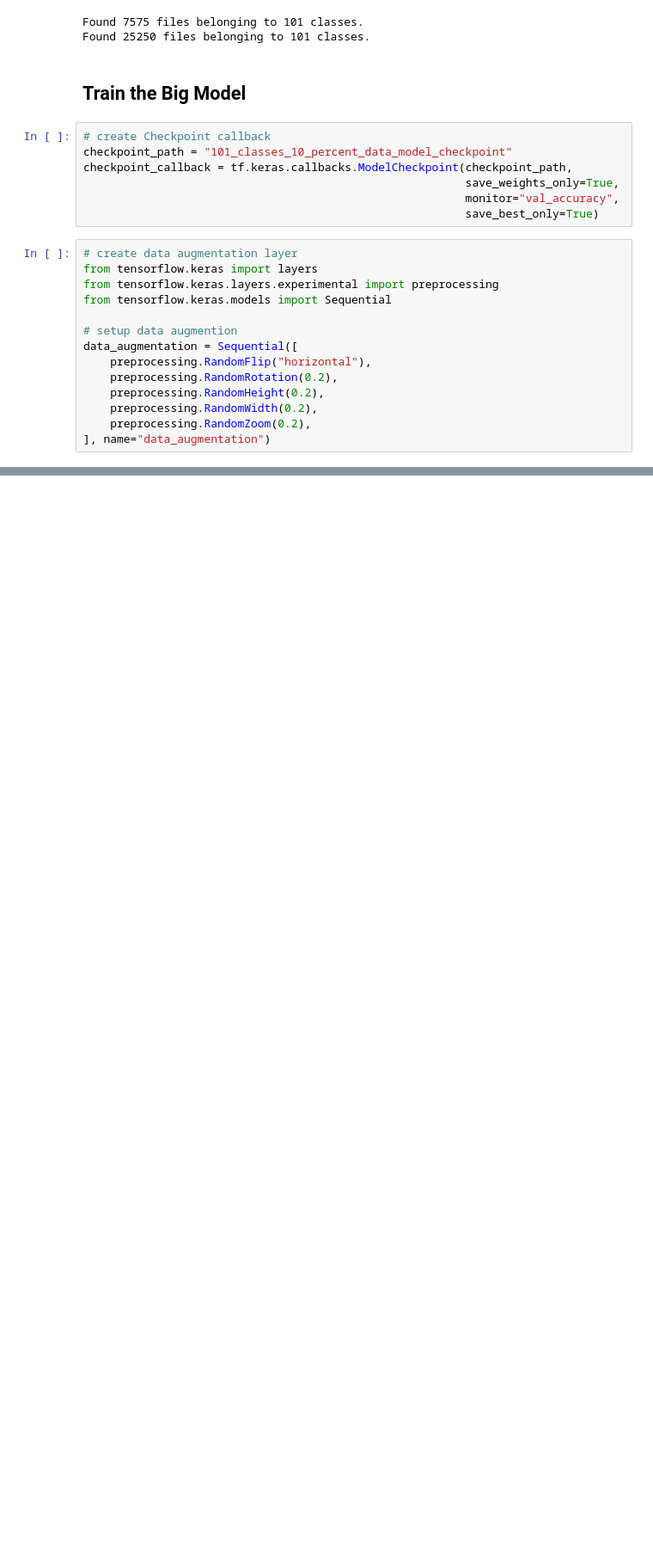
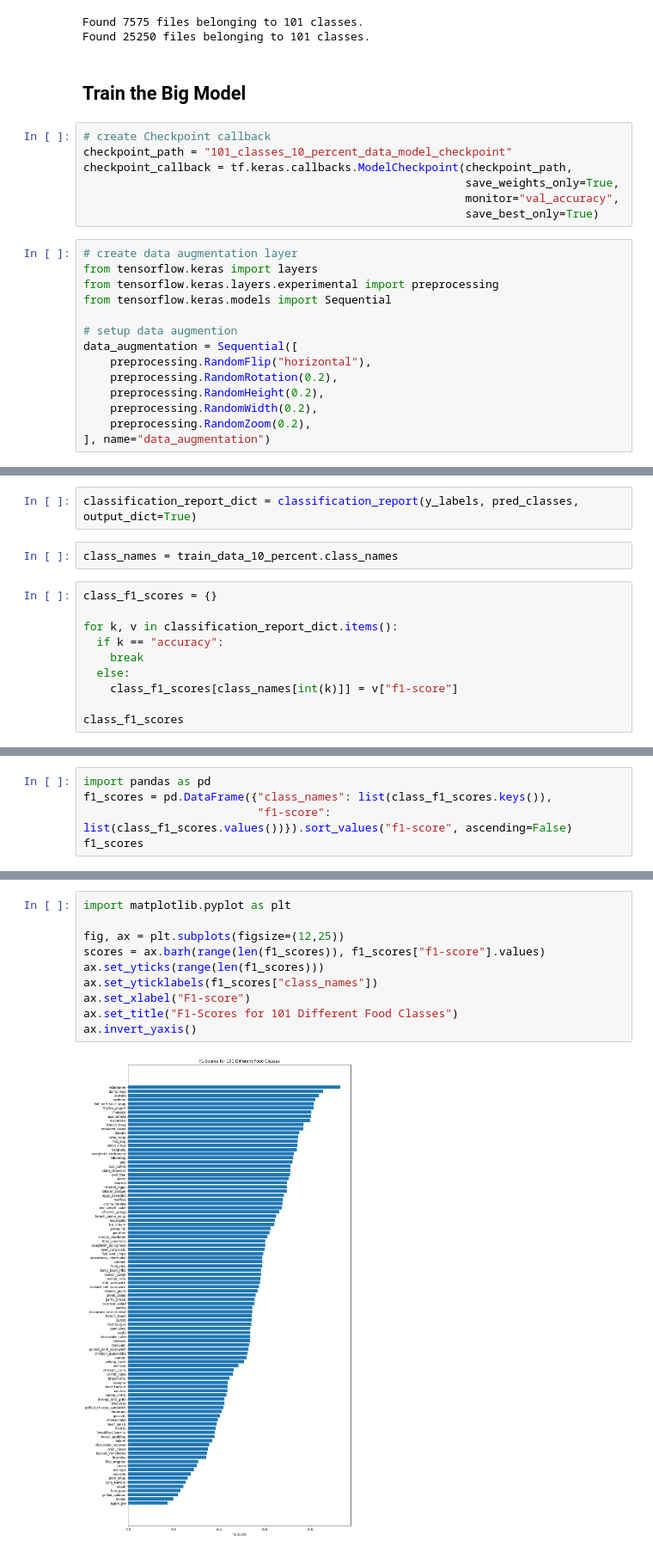
Before and after one commit to timonpalm/TFCourse, a Jupyter notebook: 06_transfer_learning_part_3.ipynb, the cells around one changed output, grey strips where cells are left out. Shown at 86% size. Cells and saved outputs as stored; diff of their text form; blank space fills up the shorter version.

```diff
--- a/06_transfer_learning_part_3.ipynb
+++ b/06_transfer_learning_part_3.ipynb
@@ -147,0 +177,14 @@ Epoch 5/5
+# %%
+classification_report_dict = classification_report(y_labels, pred_classes, output_dict=True)
+# %%
+class_names = train_data_10_percent.class_names
+# %%
+class_f1_scores = {}
+
+for k, v in classification_report_dict.items():
+  if k == "accuracy":
+    break
+  else:
+    class_f1_scores[class_names[int(k)]] = v["f1-score"]
+
+class_f1_scores
@@ -147,0 +209,5 @@ Epoch 5/5
+# %%
+import pandas as pd
+f1_scores = pd.DataFrame({"class_names": list(class_f1_scores.keys()),
+                          "f1-score": list(class_f1_scores.values())}).sort_values("f1-score", ascending=False)
+f1_scores
@@ -147,0 +236,12 @@ Epoch 5/5
+# %%
+import matplotlib.pyplot as plt
+
+fig, ax = plt.subplots(figsize=(12,25))
+scores = ax.barh(range(len(f1_scores)), f1_scores["f1-score"].values)
+ax.set_yticks(range(len(f1_scores)))
+ax.set_yticklabels(f1_scores["class_names"])
+ax.set_xlabel("F1-score")
+ax.set_title("F1-Scores for 101 Different Food Classes")
+ax.invert_yaxis()
+# %% [output]
+[figure, added]
```
Also changed, not shown: parts of 22 cells of this notebook.
